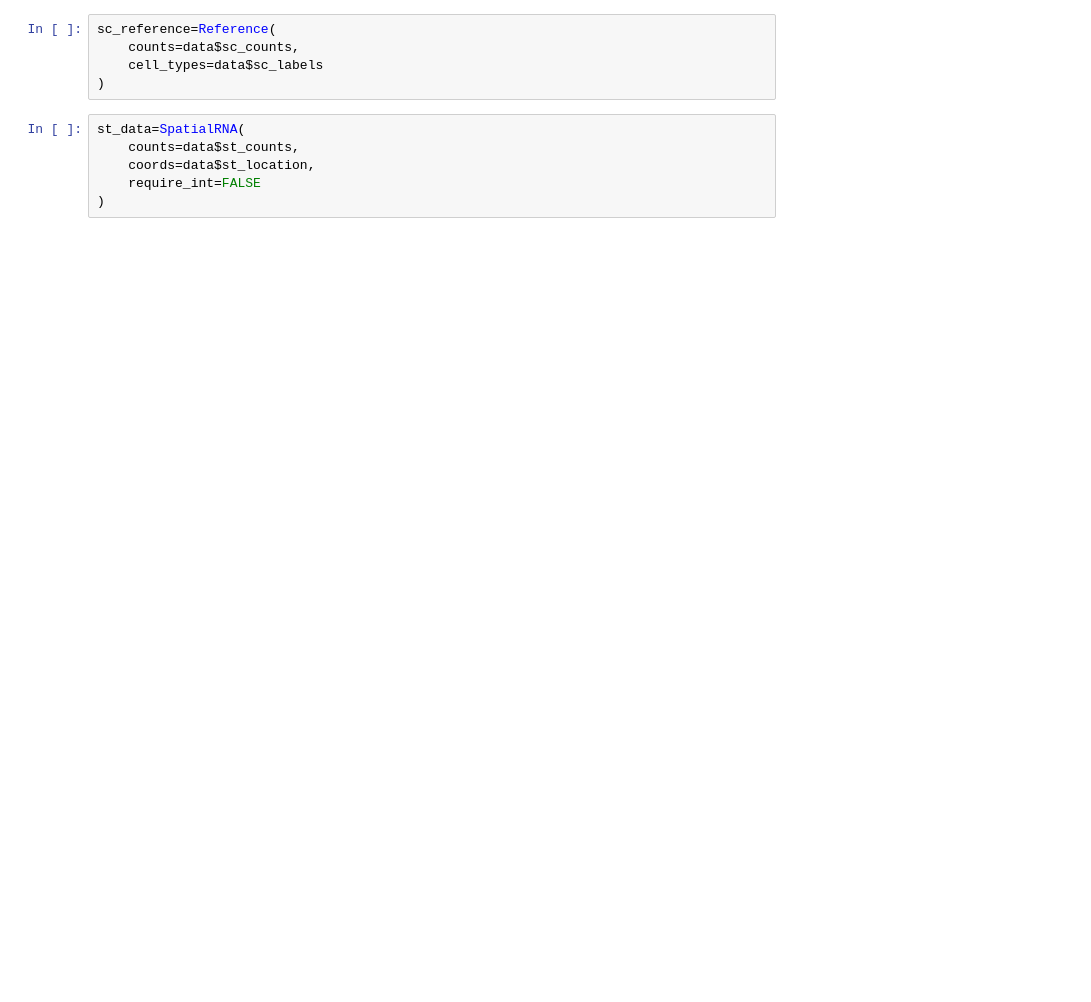
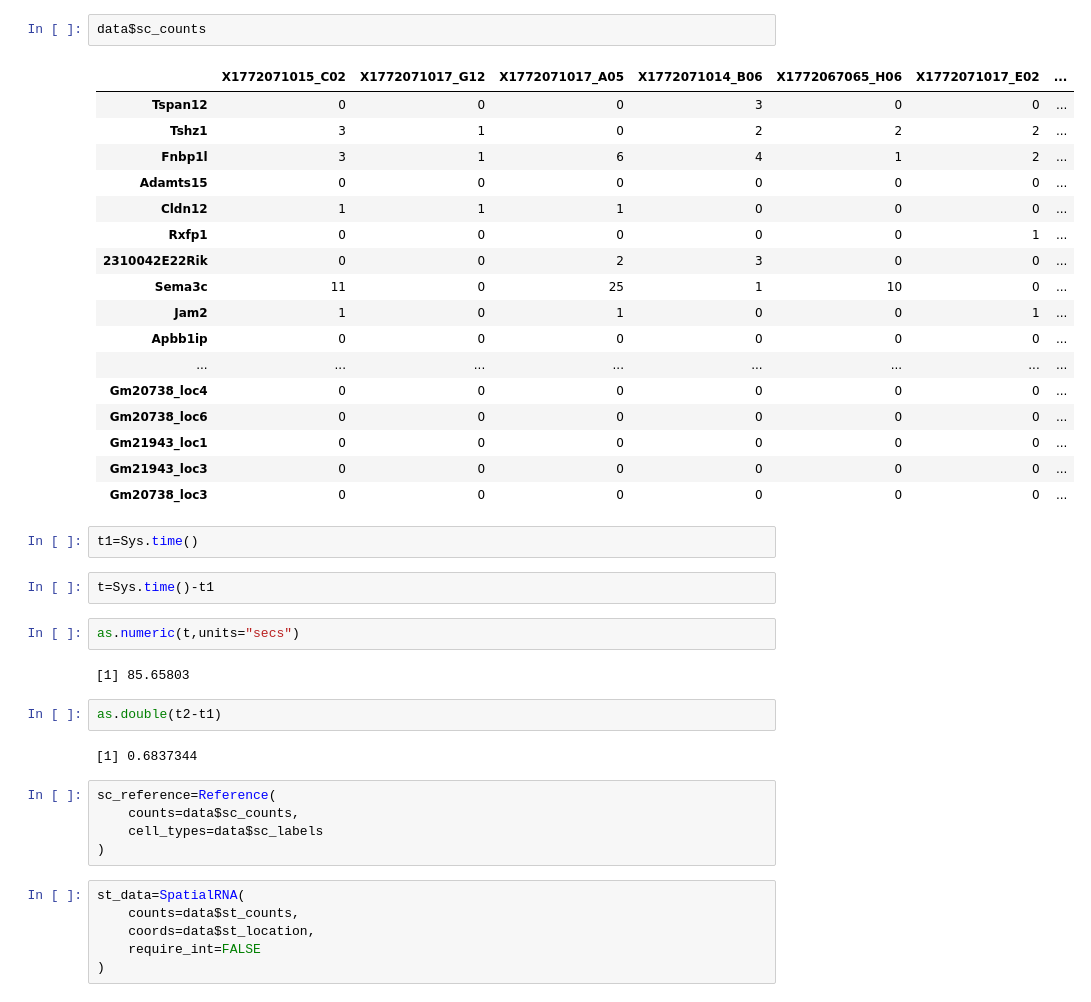
Before and after one commit to lzx325/STDeconvolutioin, a Jupyter notebook: spacexr.ipynb, the cells around one changed output. Saved outputs shown, nothing was run; the diff lists cells and outputs as text; blank space fills up the shorter version.

```diff
--- a/spacexr.ipynb
+++ b/spacexr.ipynb
@@ -192,3 +14,35 @@ sc_labels 1926
+# %%
+data$sc_counts
+# %% [output]
+|  | X1772071015_C02 | X1772071017_G12 | X1772071017_A05 | X1772071014_B06 | X1772067065_H06 | X1772071017_E02 | ... |
+| Tspan12 | 0 | 0 | 0 | 3 | 0 | 0 | ... |
+| Tshz1 | 3 | 1 | 0 | 2 | 2 | 2 | ... |
+| Fnbp1l | 3 | 1 | 6 | 4 | 1 | 2 | ... |
+| Adamts15 | 0 | 0 | 0 | 0 | 0 | 0 | ... |
+| Cldn12 | 1 | 1 | 1 | 0 | 0 | 0 | ... |
+| Rxfp1 | 0 | 0 | 0 | 0 | 0 | 1 | ... |
+| 2310042E22Rik | 0 | 0 | 2 | 3 | 0 | 0 | ... |
+| Sema3c | 11 | 0 | 25 | 1 | 10 | 0 | ... |
+| Jam2 | 1 | 0 | 1 | 0 | 0 | 1 | ... |
+| Apbb1ip | 0 | 0 | 0 | 0 | 0 | 0 | ... |
+| ... | ... | ... | ... | ... | ... | ... | ... |
+| Gm20738_loc4 | 0 | 0 | 0 | 0 | 0 | 0 | ... |
+| Gm20738_loc6 | 0 | 0 | 0 | 0 | 0 | 0 | ... |
+| Gm21943_loc1 | 0 | 0 | 0 | 0 | 0 | 0 | ... |
+| Gm21943_loc3 | 0 | 0 | 0 | 0 | 0 | 0 | ... |
+| Gm20738_loc3 | 0 | 0 | 0 | 0 | 0 | 0 | ... |
+# %%
+t1=Sys.time()
+# %%
+t=Sys.time()-t1
+# %%
+as.numeric(t,units="secs")
+# %% [output]
+[1] 85.65803
+# %%
+as.double(t2-t1)
+# %% [output]
+[1] 0.6837344
 # %%
 sc_reference=Reference(
     counts=data$sc_counts,
```
Also changed, not shown: parts of 14 cells of this notebook, 8 other files.
